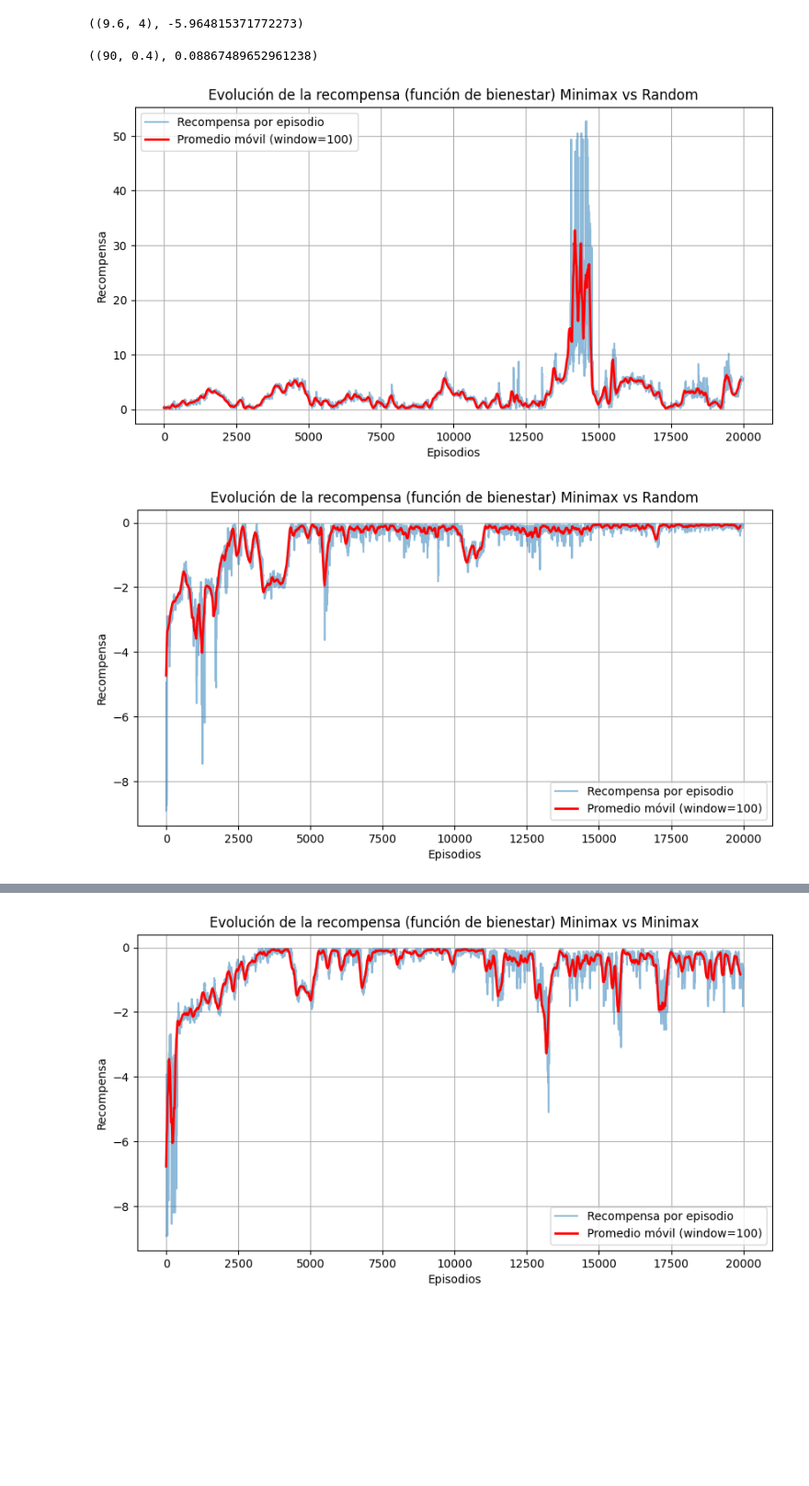
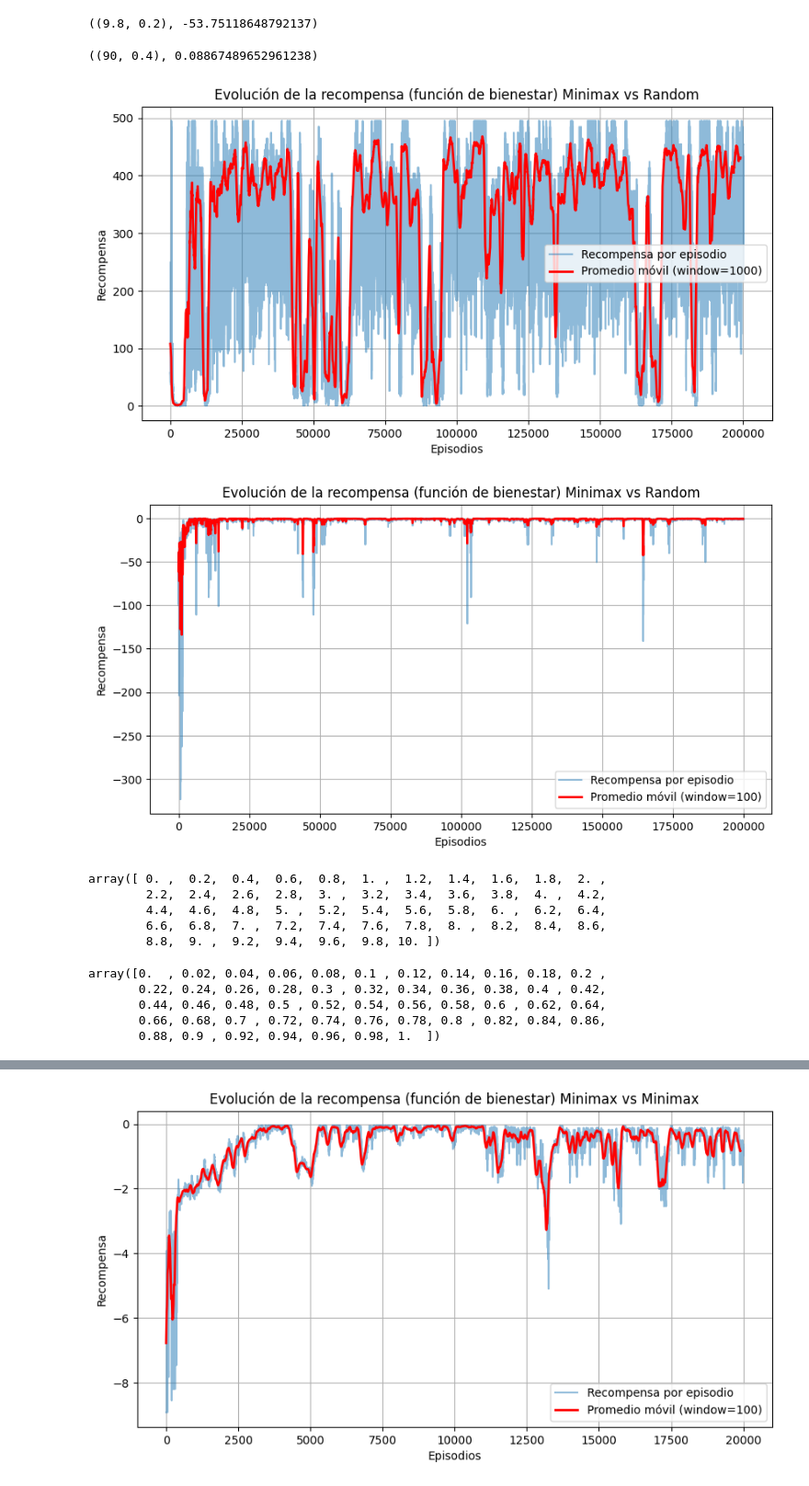
Before and after one commit to juanpabmedina/master_thesis, a Jupyter notebook: algorithms/p2p_game/p2p_energy_trading.ipynb, the cells around one changed output, grey strips where cells are left out. Shown at 92% size. Saved outputs shown, nothing was run; the diff lists cells and outputs as text; code cells hidden in the pictures; blank space fills up the shorter version.

```diff
--- a/algorithms/p2p_game/p2p_energy_trading.ipynb
+++ b/algorithms/p2p_game/p2p_energy_trading.ipynb
@@ -59,15 +59,15 @@ def plot_cost_and_power(power, cost, title):
     plt.show()
 # %%
 agent1_actions = np.array([-0.2, 0, 0.2])
-agent2_actions =  np.array([-2, 0, 2])
+agent2_actions =  np.array([-0.02, 0, 0.02])
 
 agent1_states = np.round(np.linspace(0, 10, 51),2) # espacio de potencias discreto de 0-10
-agent2_states = np.round(np.linspace(0, 10, 51),2)# espacio de precios discretos de 0 - 100
+agent2_states = np.round(np.linspace(0, 1, 51),2)# espacio de precios discretos de 0 - 100
 
-steps = 20000
+steps = 200000
 decay = 10**(np.log10(0.01)/steps)
 gamma=0.9
-epsilon=0.2
+epsilon=0.1
 alpha=1
 
 agent1_parameters = {
@@ -86,7 +86,7 @@ agent1_parameters = {
 
 agent2_parameters = {
     'name': 'B',
-    'actions':  np.array([-0.2, 0, 0.2]),
+    'actions':  agent2_actions,
     'opponent_actions': agent1_actions,
     'states': agent2_states,
     'opponent_states': agent1_states,
@@ -99,7 +99,7 @@ agent2_parameters = {
 }
 
 init_generator_state = 9.8
-init_consumer_state = 2
+init_consumer_state = 0.2
 # %%
 from agents import MiniMaxQAgent
 from enviroment import P2PEnergyMarketEnv
@@ -111,7 +111,7 @@ agent1.state = (init_generator_state, init_consumer_state)
 
 market_env.step(agent1,(-0.2, 2))
 # %% [output]
-((9.6, 4), -5.964815371772273)
+((9.8, 0.2), -53.75118648792137)
 # %%
 market_env2 = P2PEnergyMarketEnv(a = 0.089, b = 52, c = 0)
 agent2 = MiniMaxQAgent(agent_parameters=agent2_parameters)
@@ -121,15 +121,15 @@ market_env2.step(agent2,(0, 0))
 # %% [output]
 ((90, 0.4), 0.08867489652961238)
 # %%
-init_generator_state2 = 0.4
-init_consumer_state2 = 9
+init_generator_state2 = 9.8
+init_consumer_state2 = 0.2
 trainerMR2 = MinimaxTrainer(agent1_parameters=agent2_parameters, agent2_parameters=agent1_parameters)
-hist_reward_MR2, MR_policy2 = trainerMR2.trainMR(init_consumer_state2,init_generator_state2, steps)
+hist_reward_MR2, MR_policy2 = trainerMR2.trainMR(init_consumer_state,init_generator_state, steps)
 # %%
 title = 'Evolución de la recompensa (función de bienestar) Minimax vs Random'
-plot_rewards(hist_reward_MR2,title, window_size=100)
+plot_rewards(hist_reward_MR2,title, window_size=1000)
 # %% [output]
-[figure, old version]
+[figure, new version]
 # %%
 trainerMR = MinimaxTrainer(agent1_parameters, agent2_parameters)
 hist_reward_MR, MR_policy = trainerMR.trainMR(init_generator_state, init_consumer_state, steps)
@@ -137,4 +137,20 @@ hist_reward_MR, MR_policy = trainerMR.trainMR(init_generator_state, init_consume
 title = 'Evolución de la recompensa (función de bienestar) Minimax vs Random'
 plot_rewards(hist_reward_MR,title, window_size=100)
 # %% [output]
-[figure, old version]
+[figure, new version]
+# %%
+np.round(np.linspace(0, 10, 51),2)
+# %% [output]
+array([ 0. ,  0.2,  0.4,  0.6,  0.8,  1. ,  1.2,  1.4,  1.6,  1.8,  2. ,
+        2.2,  2.4,  2.6,  2.8,  3. ,  3.2,  3.4,  3.6,  3.8,  4. ,  4.2,
+        4.4,  4.6,  4.8,  5. ,  5.2,  5.4,  5.6,  5.8,  6. ,  6.2,  6.4,
+        6.6,  6.8,  7. ,  7.2,  7.4,  7.6,  7.8,  8. ,  8.2,  8.4,  8.6,
+        8.8,  9. ,  9.2,  9.4,  9.6,  9.8, 10. ])
+# %%
+np.round(np.linspace(0, 1, 51),2)
+# %% [output]
+array([0.  , 0.02, 0.04, 0.06, 0.08, 0.1 , 0.12, 0.14, 0.16, 0.18, 0.2 ,
+       0.22, 0.24, 0.26, 0.28, 0.3 , 0.32, 0.34, 0.36, 0.38, 0.4 , 0.42,
+       0.44, 0.46, 0.48, 0.5 , 0.52, 0.54, 0.56, 0.58, 0.6 , 0.62, 0.64,
+       0.66, 0.68, 0.7 , 0.72, 0.74, 0.76, 0.78, 0.8 , 0.82, 0.84, 0.86,
+       0.88, 0.9 , 0.92, 0.94, 0.96, 0.98, 1.  ])
```
Also changed, not shown: parts of 3 cells of this notebook, 18 other files.
